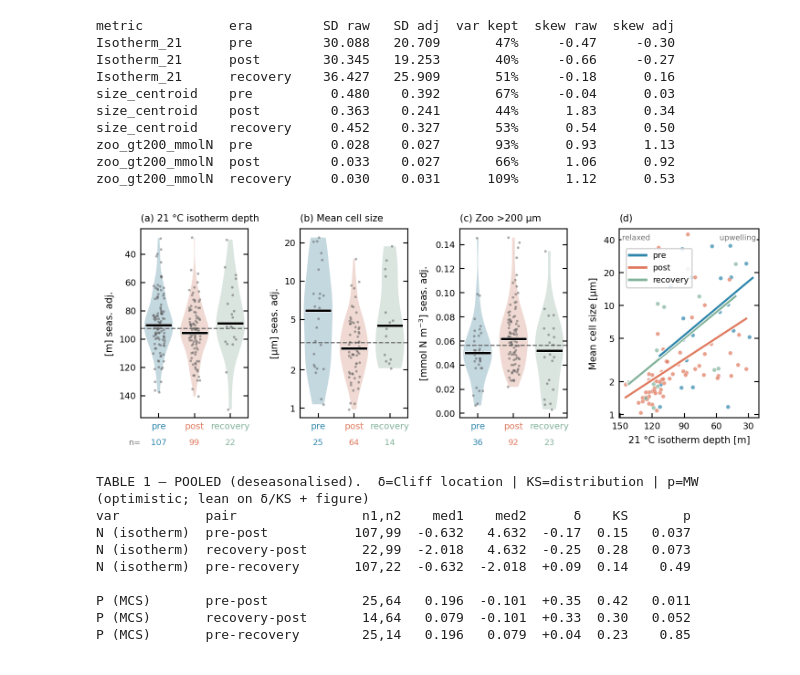
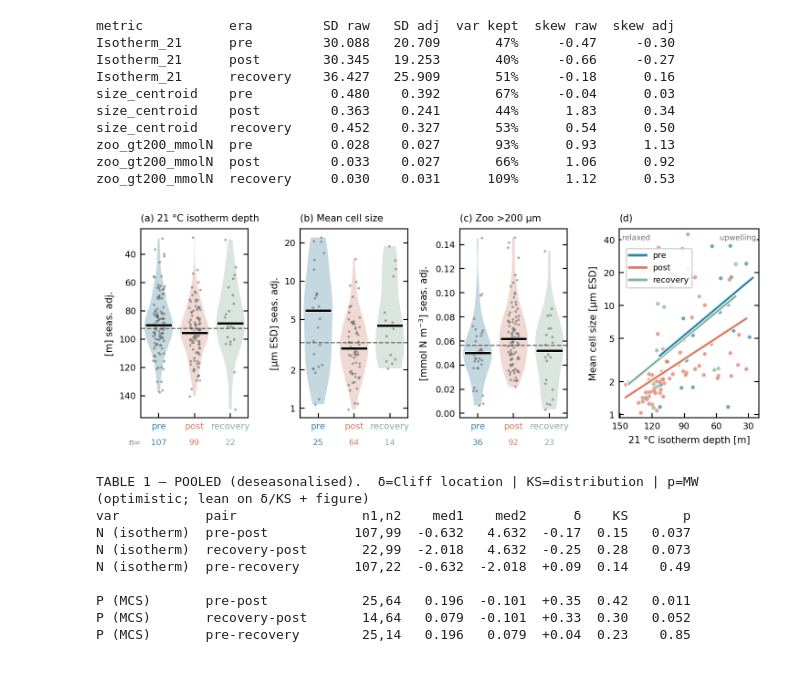
Before and after one commit to ben1post/SSMCariaco, a Jupyter notebook: plots/FIGURE_3.ipynb, the cells around one changed output. Saved outputs shown, nothing was run; the diff lists cells and outputs as text; code cells hidden in the pictures.

```diff
--- a/plots/FIGURE_3.ipynb
+++ b/plots/FIGURE_3.ipynb
@@ -1914,36 +1914,36 @@ def violin(ax,col,ylabel,title,first=False,umlog=False,invert=False):
         m=d[d.era==e]['adj'].median(); ax.plot([i-0.33,i+0.33],[m,m],color='k',lw=1.8,zorder=6,path_effects=HALO)
     ax.axhline(d['adj'].median(),color='0.4',ls='--',lw=0.9,zorder=1); ax.set_xlim(-0.5,2.5)
     if umlog: ax.set_yticks([np.log10(u) for u in UM_A]); ax.set_yticklabels(UM_A)
     if invert: ax.invert_yaxis()
     ax.set_ylabel(ylabel,fontsize=7.5); ax.set_xlabel(''); ax.set_title(title,loc='left',fontsize=7.5)
     ax.tick_params(top=False,right=True,direction='in',labelsize=7)
     era_axis(ax,[len(d[d.era==e]) for e in ERA],first=first)
 
 violin(axA,'Isotherm_21','[m] seas. adj.','(a) 21 °C isotherm depth',first=True,invert=True)
-violin(axB,'size_centroid','[µm] seas. adj.','(b) Mean cell size',umlog=True)
+violin(axB,'size_centroid','[µm ESD] seas. adj.','(b) Mean cell size',umlog=True)
 violin(axC,'zoo_gt200_mmolN','[mmol N m$^{-3}$] seas. adj.','(c) Zoo >200 µm')
 
 # (d) raw MCS vs Isotherm scaling
 df['mcs_log']=df['size_centroid']
 d=df.dropna(subset=['mcs_log','Isotherm_21']).copy()
 for e in ERA:
     s=d[d.era==e]
     axD.scatter(s['Isotherm_21'],s['mcs_log'],s=11,color=EC[e],alpha=0.7,edgecolor='white',linewidth=0.3,zorder=3)
     if len(s)>=8:
         b=np.polyfit(s['Isotherm_21'],s['mcs_log'],1); xx=np.linspace(s['Isotherm_21'].min(),s['Isotherm_21'].max(),50)
         axD.plot(xx,np.polyval(b,xx),color=EC[e],lw=1.6,zorder={'pre':7,'post':6,'recovery':5}[e],path_effects=HALO3)
 axD.invert_xaxis(); axD.set_ylim(d['mcs_log'].min()-0.05,d['mcs_log'].max()+0.05)
 axD.set_yticks([np.log10(u) for u in UM_D]); axD.set_yticklabels(UM_D)
 axD.xaxis.set_major_locator(MaxNLocator(nbins=5))
-axD.set_ylabel('Mean cell size [µm]',fontsize=7.5); axD.set_xlabel('21 °C isotherm depth [m]',fontsize=7.5)
+axD.set_ylabel('Mean cell size [µm ESD]',fontsize=7.5); axD.set_xlabel('21 °C isotherm depth [m]',fontsize=7.5)
 axD.set_title('(d)',loc='left',fontsize=7.5); axD.tick_params(top=False,right=True,direction='in',labelsize=7)
 axD.text(0.02,0.97,'relaxed',transform=axD.transAxes,ha='left',va='top',fontsize=6,color='0.45',path_effects=LBL)
 axD.text(0.98,0.97,'upwelling',transform=axD.transAxes,ha='right',va='top',fontsize=6,color='0.45',path_effects=LBL)
 axD.legend(handles=[Line2D([0],[0],color=EC[e],lw=2,label=e) for e in ERA],loc='upper left',
            bbox_to_anchor=(0.02,0.92),frameon=True,framealpha=0.85,edgecolor='0.8',fontsize=6.5)
 plt.show()
 # %% [output]
-[figure, old version]
+[figure, new version]
 # %%
 # Fig 3 stats on the figure's variables — Cliff δ + KS, deseasonalised.
 # Table 1 pooled (main) | Table 2 regime split (supplementary).
```
Also changed, not shown: 8 other files.
